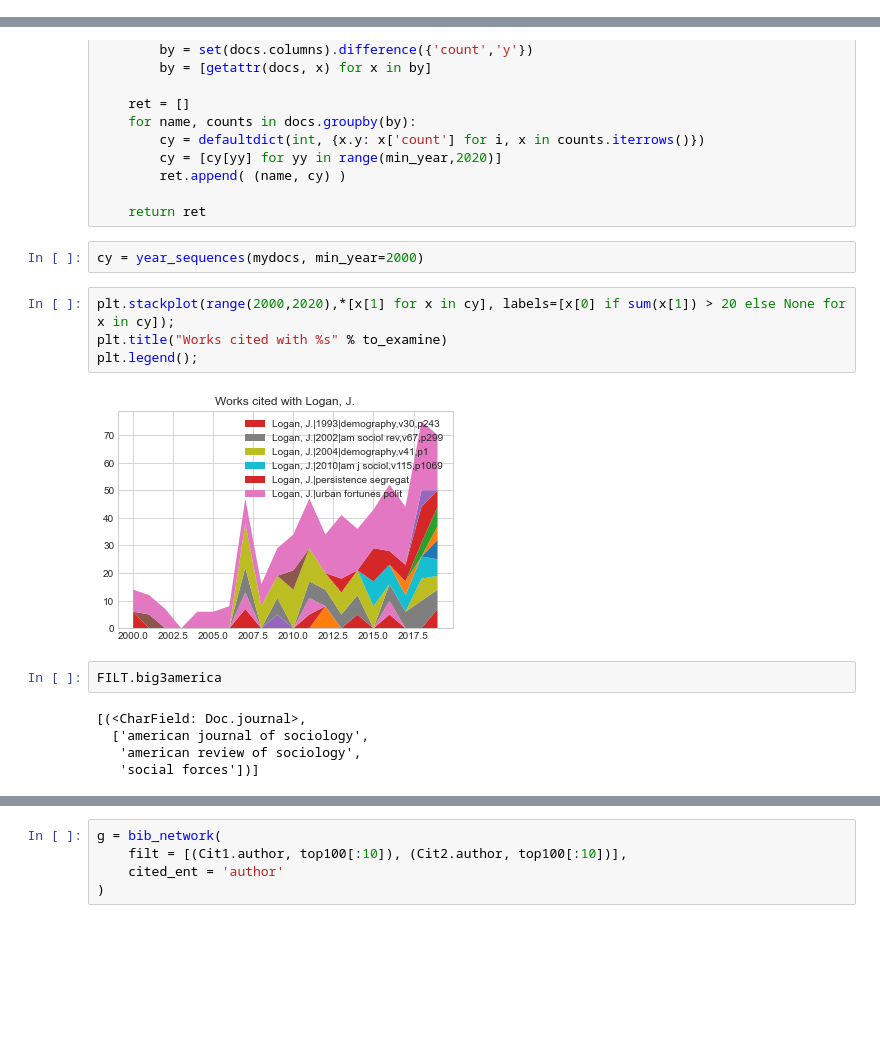
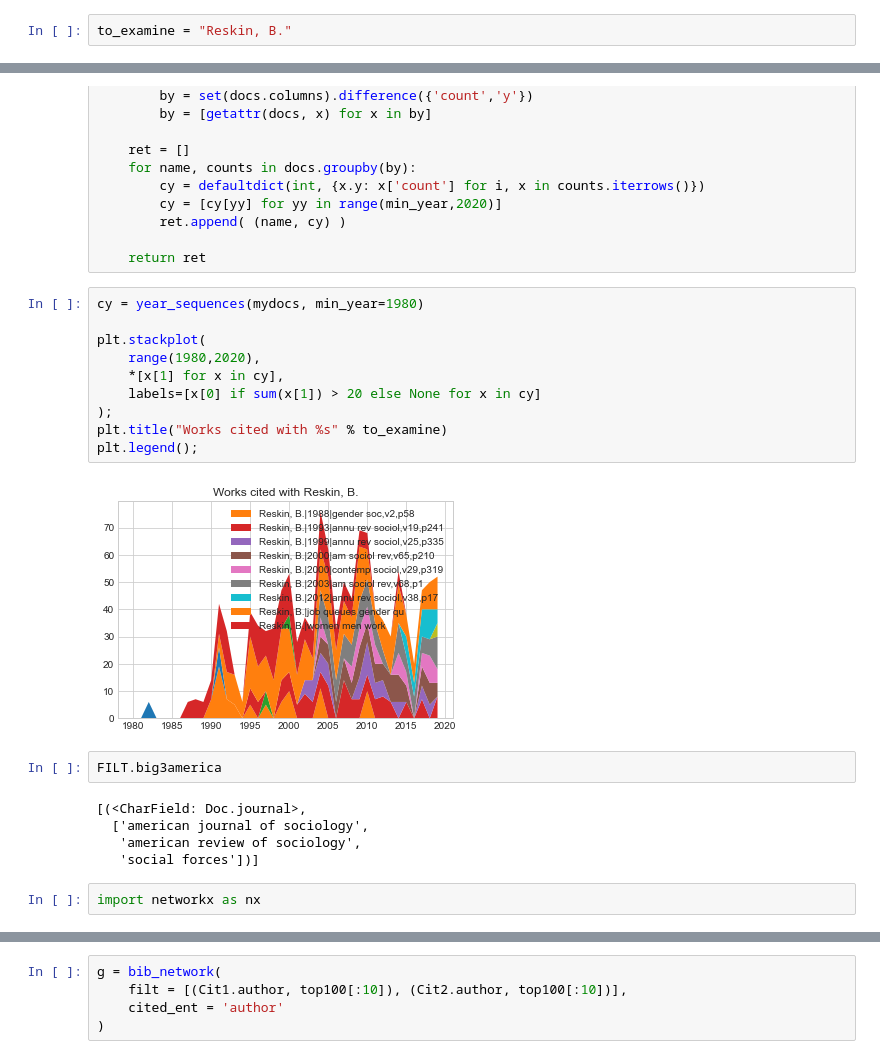
Before and after one commit to amcgail/knowknow, a Jupyter notebook: basic operation new.ipynb, the cells around one changed output, grey strips where cells are left out. Drawn from its saved outputs; the diff is of its cells as text; blank space fills up the shorter version.

```diff
--- a/basic operation new.ipynb
+++ b/basic operation new.ipynb
@@ -31,6 +31,8 @@ Top authors:
 # %%
 from random import choice
 to_examine = choice(top100)
+# %%
+to_examine = "Reskin, B."
 # %%
 print(to_examine)
 # %% [output]
@@ -58,14 +60,18 @@ def year_sequences(docs, by=None, min_year=1950, max_year=2020):
         ret.append( (name, cy) )
 
     return ret
-# %%
-cy = year_sequences(mydocs, min_year=2000)
 # %%
-plt.stackplot(range(2000,2020),*[x[1] for x in cy], labels=[x[0] if sum(x[1]) > 20 else None for x in cy]);
+cy = year_sequences(mydocs, min_year=1980)
+
+plt.stackplot(
+    range(1980,2020),
+    *[x[1] for x in cy],
+    labels=[x[0] if sum(x[1]) > 20 else None for x in cy]
+);
 plt.title("Works cited with %s" % to_examine)
 plt.legend();
 # %% [output]
-[figure, old version]
+[figure, new version]
 # %%
 FILT.big3america
 # %% [output]
@@ -73,3 +79,5 @@ FILT.big3america
   ['american journal of sociology',
    'american review of sociology',
    'social forces'])]
+# %%
+import networkx as nx
```
Also changed, not shown: parts of 17 cells of this notebook, 11 other files.
